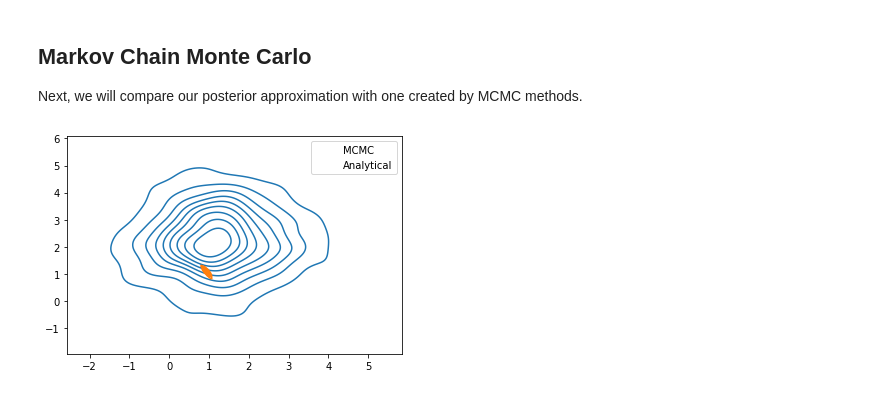
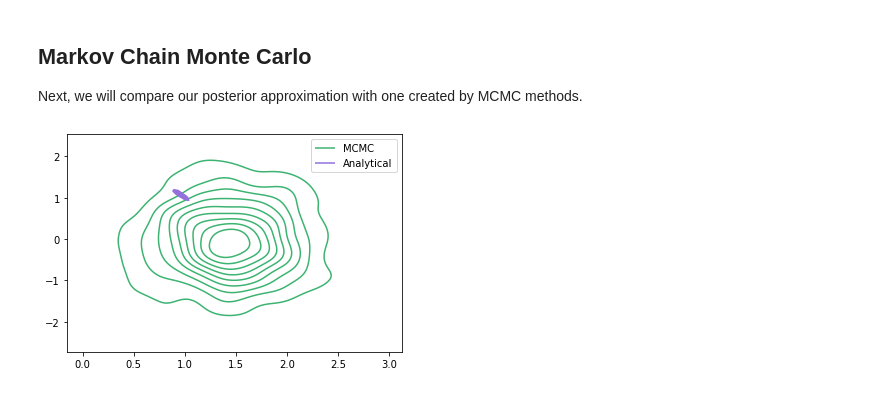
Before and after one commit to UMT-CSCI-591-Deep-Learning-2022/Week_15_VI, a Jupyter notebook: vi_linear_regression.ipynb, the cells around one changed output. Saved outputs shown, nothing was run; the diff lists cells and outputs as text; code cells hidden in the pictures.

Commit message:
updating plotting

```diff
--- a/vi_linear_regression.ipynb
+++ b/vi_linear_regression.ipynb
@@ -254,21 +254,22 @@ betas = mh(x_train, y_train, order=1, steps=10000)
 # %%
 coefs = mcmc(x_train, y_train, order=1)
 # %%
-mc_coeffs = torch.tensor(gen_coeffs(betas)).reshape((2,1))
+betas_tensor = torch.tensor(np.array(betas))
+mcc_mean = betas_tensor.mean(axis=0).reshape(2,1)
+mcc_std = betas_tensor.std(axis=0).reshape(2,1)
 
 with torch.no_grad():
     n_plots = 500
     mcc_samples = []
 
     for i in range(n_plots):
-        W = mc_coeffs + torch.randn(2,1)
+        W = mcc_mean + mcc_std*torch.randn(2,1)
         mcc_samples.append([W[0].item(),W[1].item()])
 # %%
-mcc_samples = np.array(mcc_samples)
-
-sns.kdeplot(x=mcc_samples[:,0], y=mcc_samples[:,1],label="MCMC")
-sns.kdeplot(x=w_1_samples[:,0], y=w_1_samples[:,1],label="Analytical")
+mcc_samples = torch.tensor(mcc_samples)
+sns.kdeplot(x=mcc_samples[:,0], y=mcc_samples[:,1],label="MCMC", color="mediumseagreen")
+sns.kdeplot(x=w_1_samples[:,0], y=w_1_samples[:,1],label="Analytical", color="mediumpurple")
 plt.legend()
 plt.show()
 # %% [output]
-[figure, old version]
+[figure, new version]
```
Also changed, not shown: parts of 5 cells of this notebook.
